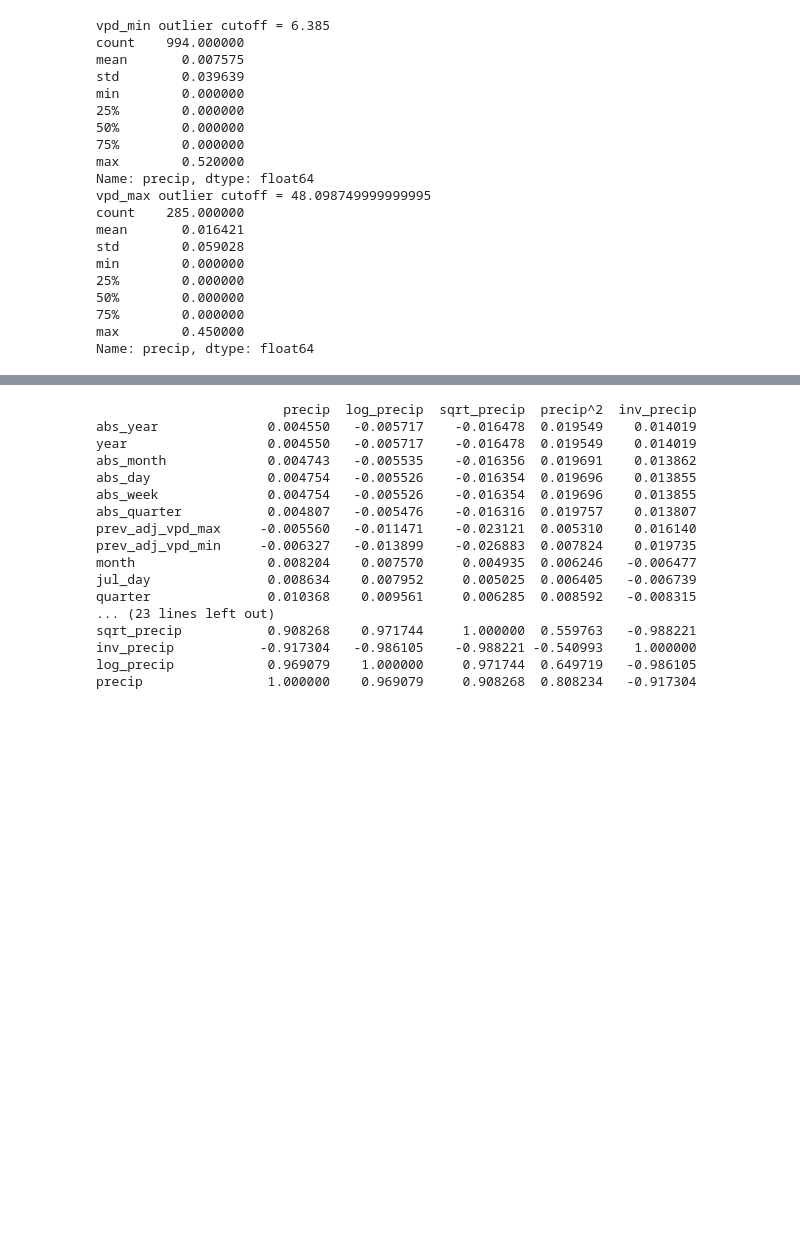
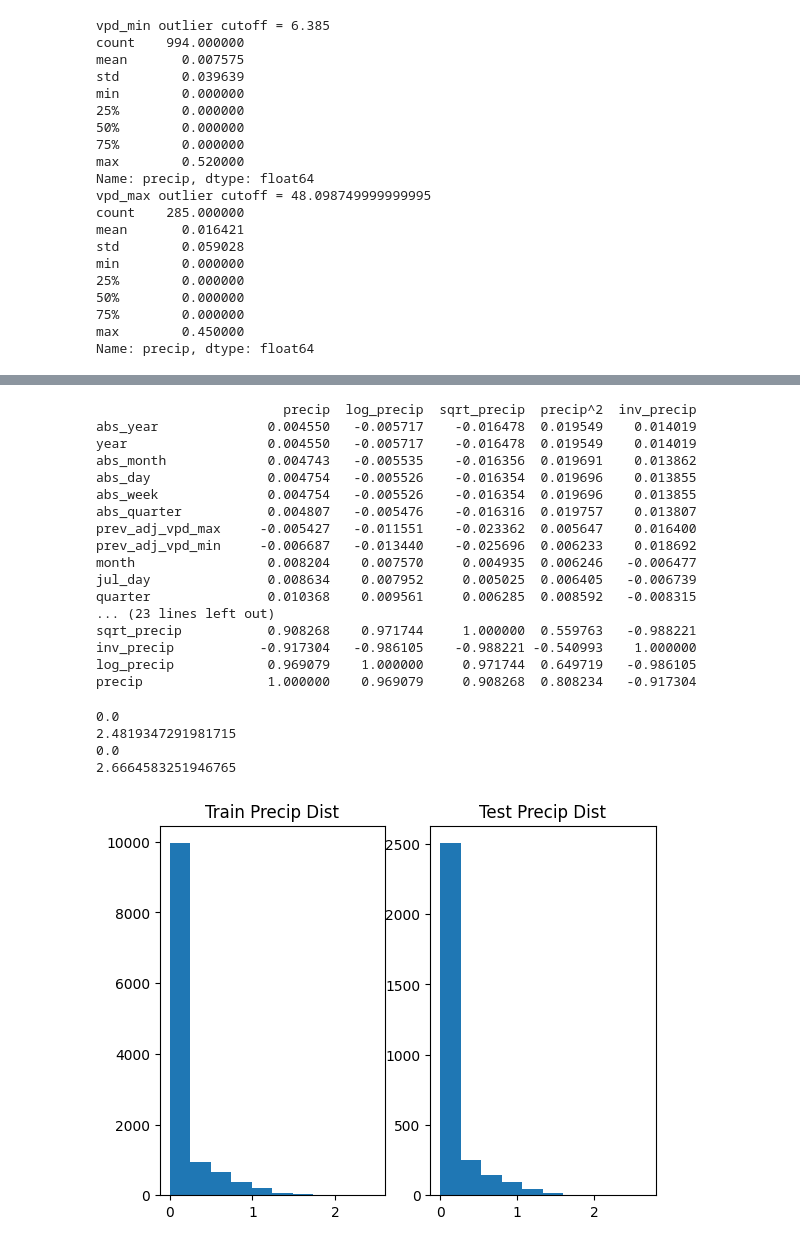
Before and after one commit to barbosaMatheus/ok_rain_regression, a Jupyter notebook: rain.ipynb, the cells around one changed output, grey strips where cells are left out. Drawn from its saved outputs; the diff is of its cells as text; code cells hidden in the pictures; blank space fills up the shorter version.

```diff
--- a/rain.ipynb
+++ b/rain.ipynb
@@ -391,7 +392,8 @@ def generate_lag_features(df, cols):
 df = pd.read_csv("rain.csv")
 df.loc[:, "vpd_mean"] = (df["vpd_min"] + df["vpd_max"]) / 2.0
 df.loc[:, "vpd_range"] = df["vpd_max"] - df["vpd_min"]
-df.loc[:, "vapor_dew_ratio"] = df["vpd_mean"] / df["dewpoint"]
+dp_offset = abs(df["dewpoint"].min()) + 1.0
+df.loc[:, "vapor_dew_ratio"] = df["vpd_mean"] / (df["dewpoint"] + dp_offset)
 generate_temporal_features(df)
 new_cols = transform_target(df, "precip")
 targets = ["precip"] + list(new_cols)
@@ -409,8 +411,8 @@ abs_month             0.004743   -0.005535    -0.016356  0.019691    0.013862
 abs_day               0.004754   -0.005526    -0.016354  0.019696    0.013855
 abs_week              0.004754   -0.005526    -0.016354  0.019696    0.013855
 abs_quarter           0.004807   -0.005476    -0.016316  0.019757    0.013807
-prev_adj_vpd_max     -0.005560   -0.011471    -0.023121  0.005310    0.016140
-prev_adj_vpd_min     -0.006327   -0.013899    -0.026883  0.007824    0.019735
+prev_adj_vpd_max     -0.005427   -0.011551    -0.023362  0.005647    0.016400
+prev_adj_vpd_min     -0.006687   -0.013440    -0.025696  0.006233    0.018692
 month                 0.008204    0.007570     0.004935  0.006246   -0.006477
 jul_day               0.008634    0.007952     0.005025  0.006405   -0.006739
 quarter               0.010368    0.009561     0.006285  0.008592   -0.008315
@@ -422,18 +424,36 @@ precip                1.000000    0.969079     0.908268  0.808234   -0.917304
 # %%
 """
 The x_cols were selected based on correlation. The last two columns
 were selected because they are the highest correlated temperature
 and time columns respectively. Otherwise the input would be solely
 based on VPD and dewpoint, which are both analogous to humidity. Later
 on we may drop these columns, if we find that they are not important.
 
 Based on the correlation output, all of these features are more linearly
 correlated to sqrt_precip. In this case, I chose to transform the
 output for modelling. When looking at outputs as actualy future
 predictions, we can simply square the prediction to get back to
 the units of inches.
 """
 x_cols = ['vpd_min', 'vapor_dew_ratio', 'dewpoint', 'prev_dewpoint',
           'vpd_mean', 'vpd_max', 'prev_min_temp', 'day_in_quarter']
 target = "sqrt_precip"
 df = pd.read_csv("rain.csv")
+df.loc[:,x_cols] = StandardScaler().fit_transform(df[x_cols])
+x_train, x_test, y_train, y_test = train_test_split(df[x_cols], df[target], test_size=0.2,
+                                                    stratify=df["precip_level"], random_state=123)
+
+# verifying the distribution of precip
+plt.subplot(1,2,1)
+plt.hist(y_train)
+plt.title("Train Precip Dist")
+plt.subplot(1,2,2)
+plt.hist(y_test)
+plt.title("Test Precip Dist")
+plt.show()
+# %% [output]
+0.0
+2.4819347291981715
+0.0
+2.6664583251946765
+[figure, added]
```
Also changed, not shown: parts of 9 cells of this notebook, 1 other file.
